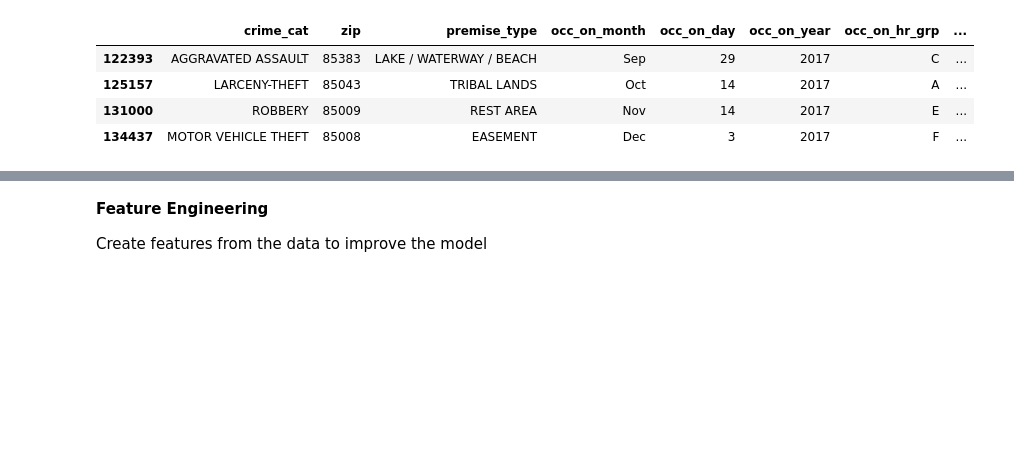
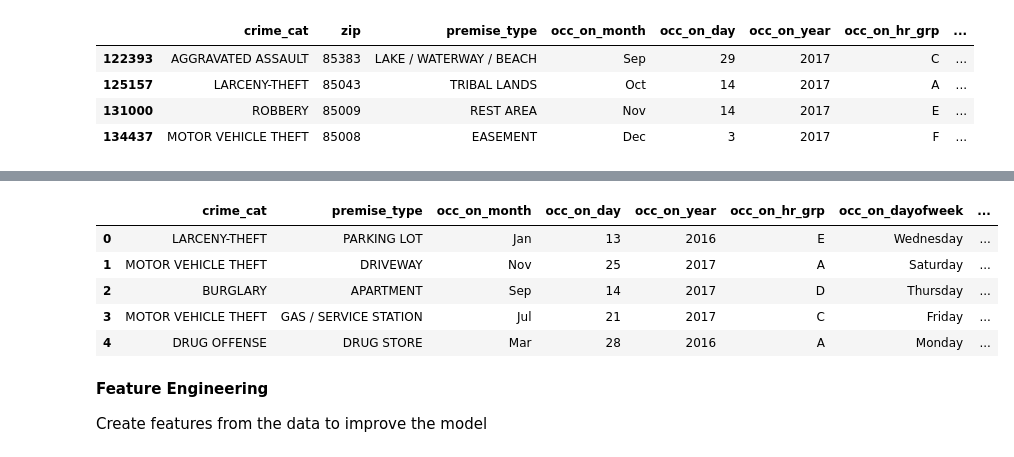
Before and after one commit to jpeterson28/DSCT_Capstone1, a Jupyter notebook: Code.ipynb, the cells around one changed output, grey strips where cells are left out. Saved outputs shown, nothing was run; the diff lists cells and outputs as text; code cells hidden in the pictures; blank space fills up the shorter version.

```diff
--- a/Code.ipynb
+++ b/Code.ipynb
@@ -685,6 +685,17 @@ X_train = pd.DataFrame(X_train, columns=['crime_cat', 'premise_type', 'occ_on_mo
 X_test = pd.DataFrame(X_test, columns=['crime_cat', 'premise_type', 'occ_on_month', 'occ_on_day', 'occ_on_year', 'occ_on_hr_grp', 'occ_on_dayofweek', 'occ_on_season'])
 y_train = pd.DataFrame(y_train, columns=['zip'])
 y_test = pd.DataFrame(y_test, columns=['zip'])
+# %%
+# concat x train and y train to create features
+train_df = pd.concat([X_train, y_train], axis=1)
+train_df.head()
+# %% [output]
+|  | crime_cat | premise_type | occ_on_month | occ_on_day | occ_on_year | occ_on_hr_grp | occ_on_dayofweek | ... |
+| 0 | LARCENY-THEFT | PARKING LOT | Jan | 13 | 2016 | E | Wednesday | ... |
+| 1 | MOTOR VEHICLE THEFT | DRIVEWAY | Nov | 25 | 2017 | A | Saturday | ... |
+| 2 | BURGLARY | APARTMENT | Sep | 14 | 2017 | D | Thursday | ... |
+| 3 | MOTOR VEHICLE THEFT | GAS / SERVICE STATION | Jul | 21 | 2017 | C | Friday | ... |
+| 4 | DRUG OFFENSE | DRUG STORE | Mar | 28 | 2016 | A | Monday | ... |
 # %% [markdown]
 **Feature Engineering**
 
```
Also changed, not shown: parts of 27 cells of this notebook.
